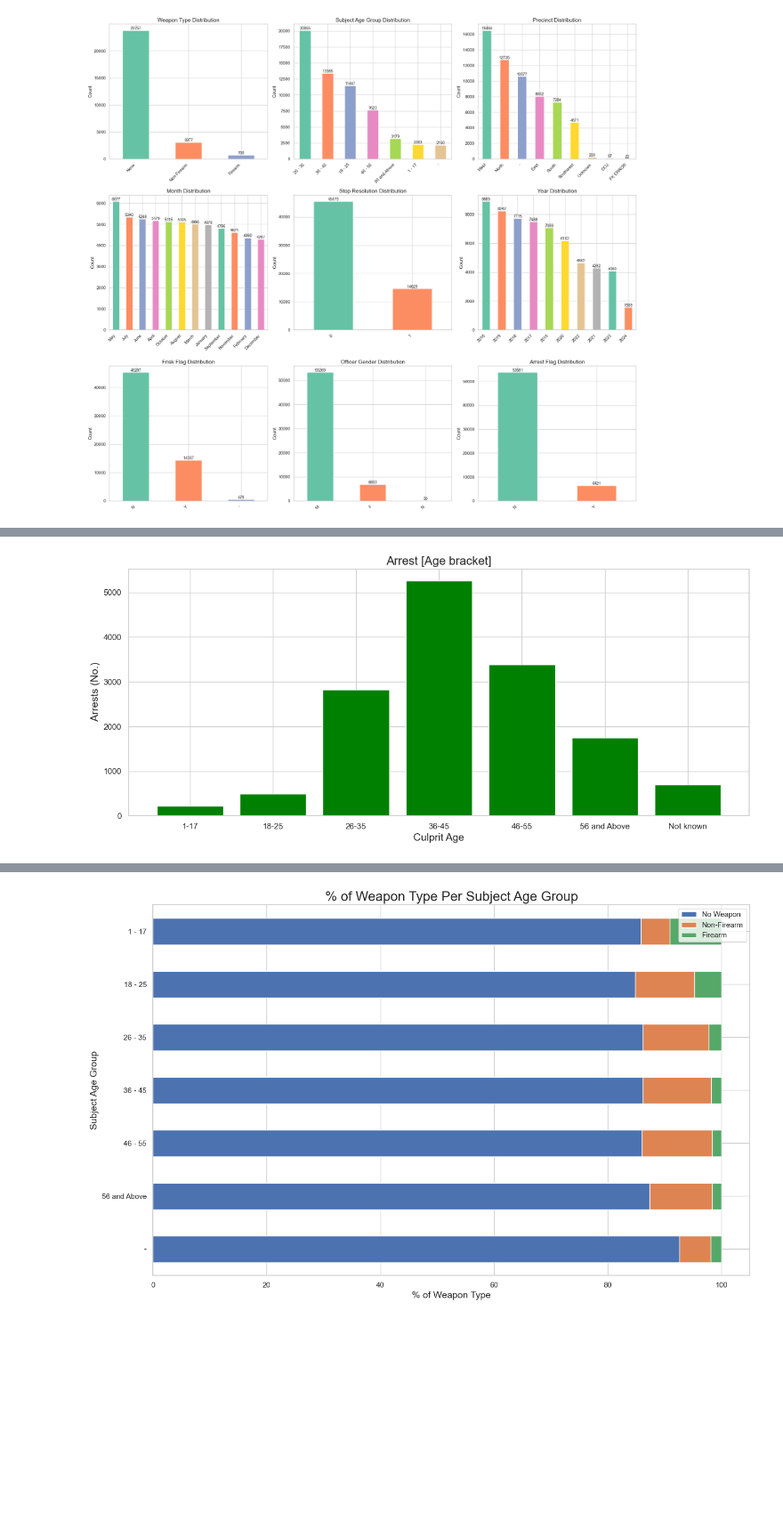
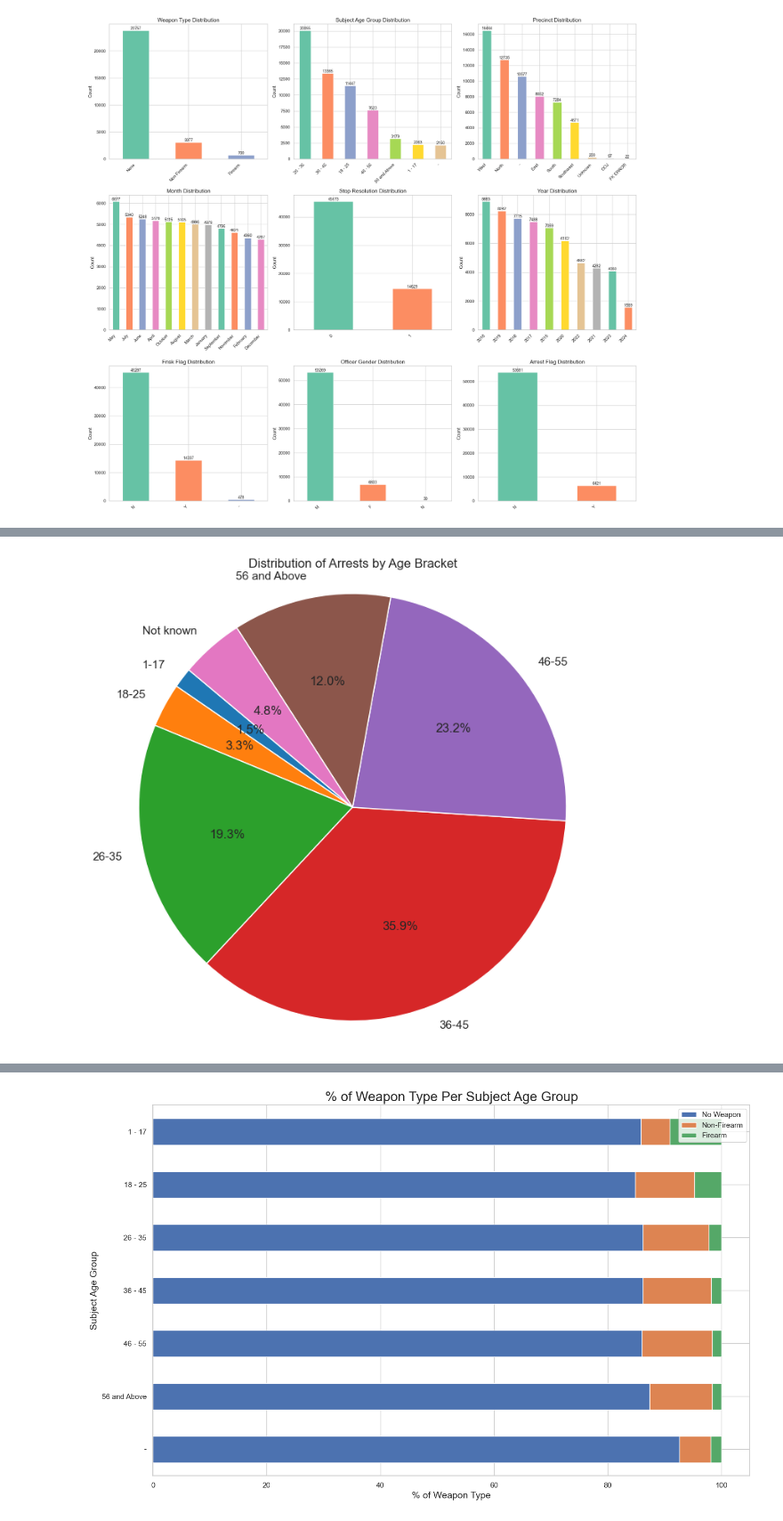
Before and after one commit to Allan-Kipkemei/Dsc-phase-3-project, a Jupyter notebook: code_checkpoints/main.ipynb, the cells around one changed output, grey strips where cells are left out. Shown: that part at 89% size. Cells and saved outputs as stored; diff of their text form; code cells hidden in the pictures; blank space fills up the shorter version.

```diff
--- a/code_checkpoints/main.ipynb
+++ b/code_checkpoints/main.ipynb
@@ -350,16 +475,16 @@ AttributeError: Rectangle.set() got an unexpected keyword argument 'colors'
 # %%
-# Indicate age ranges for x-axis:
-age_ranges = ['1-17','18-25','26-35','36-45','46-55','56 and Above','Not known']
+# Importing libraries
+import matplotlib.pyplot as plt
 
-# Select values grouped by age range for y-axis:
+# Define age ranges and corresponding data for pie chart
+age_ranges = ['1-17', '18-25', '26-35', '36-45', '46-55', '56 and Above', 'Not known']
 data_plot = df['Stop Resolution'].groupby(df['Subject Age Group']).sum()
 
-# Plot graph:
-plt.figure(figsize=(15,6))
-plt.bar(age_ranges, data_plot, color='green')
-plt.xlabel("Culprit Age",fontsize=14)
-plt.ylabel(" Arrests (No.)",fontsize=14)
-plt.title('Arrest [Age bracket]', fontdict={'fontsize': 16})
+# Create pie chart
+plt.figure(figsize=(8, 8))
+plt.pie(data_plot, labels=age_ranges, autopct='%1.1f%%', startangle=140, colors=plt.cm.tab10.colors)
+plt.title('Distribution of Arrests by Age Bracket')
+plt.axis('equal')  # Equal aspect ratio ensures that pie is drawn as a circle
 plt.show()
 # %% [output]
-[figure, old version]
+[figure, new version]
```
Also changed, not shown: parts of 38 cells of this notebook, 5 other files.
